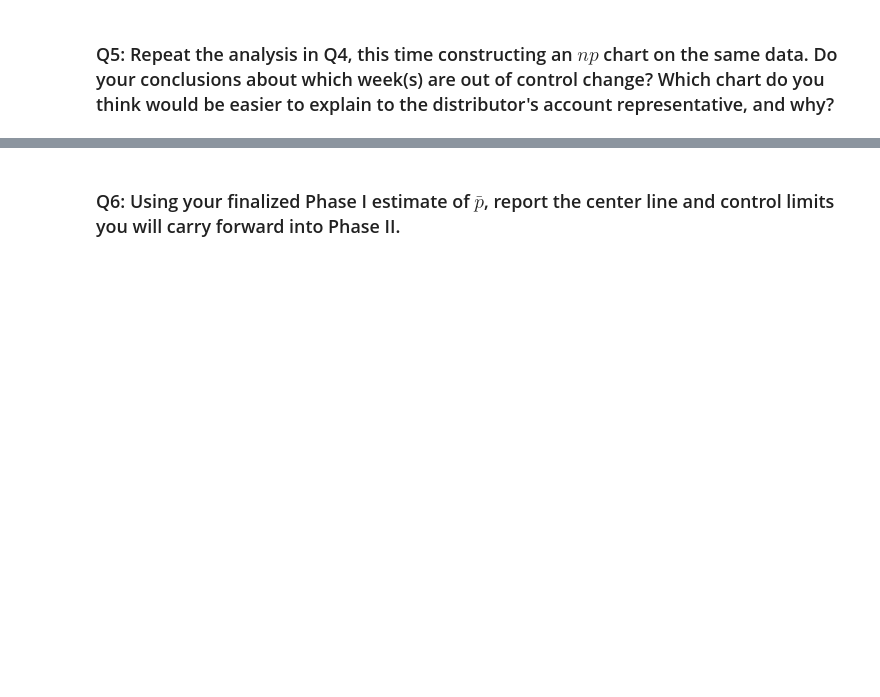
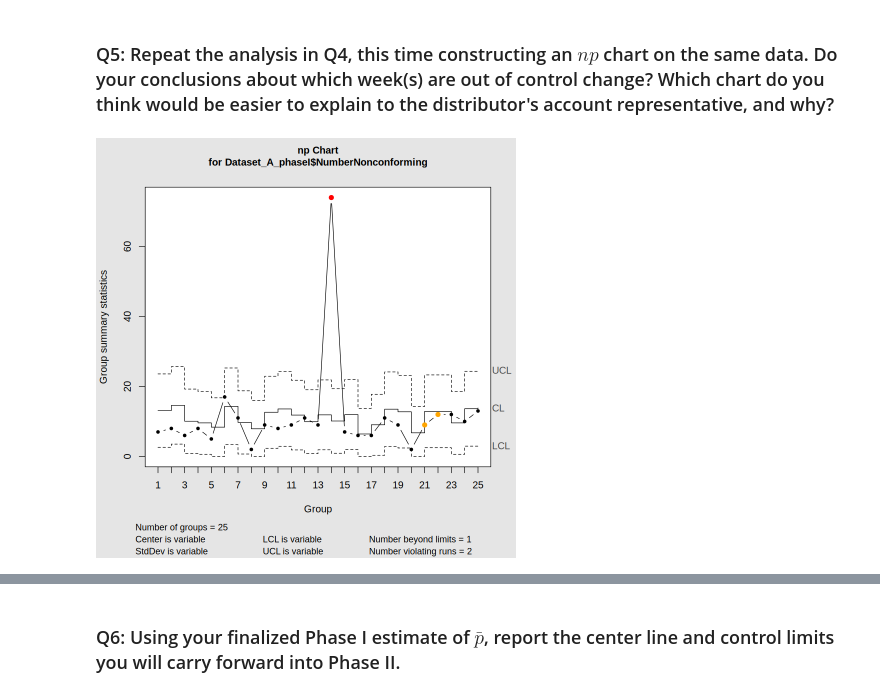
Before and after one commit to Abarre71/STAT-7110-Quality-Control, a Jupyter notebook: Assignments/HW3/STAT-7110-HW3.ipynb, the cells around one changed output, grey strips where cells are left out. Saved outputs shown, nothing was run; the diff lists cells and outputs as text; code cells hidden in the pictures; blank space fills up the shorter version.

```diff
--- a/Assignments/HW3/STAT-7110-HW3.ipynb
+++ b/Assignments/HW3/STAT-7110-HW3.ipynb
@@ -76,3 +130,8 @@ getwd()
 ### Q5: Repeat the analysis in Q4, this time constructing an $np$ chart on the same data. Do your conclusions about which week(s) are out of control change? Which chart do you think would be easier to explain to the distributor's account representative, and why?
 # %%
 ## Q5 Code ##
+npchart_A_PhaseI <- qcc(Dataset_A_phaseI$`NumberNonconforming`,type="np",
+                sizes=Dataset_A_phaseI$`TotalComics`,
+                plot=T)
+# %% [output]
+[figure, added]
```
Also changed, not shown: parts of 27 cells of this notebook.
